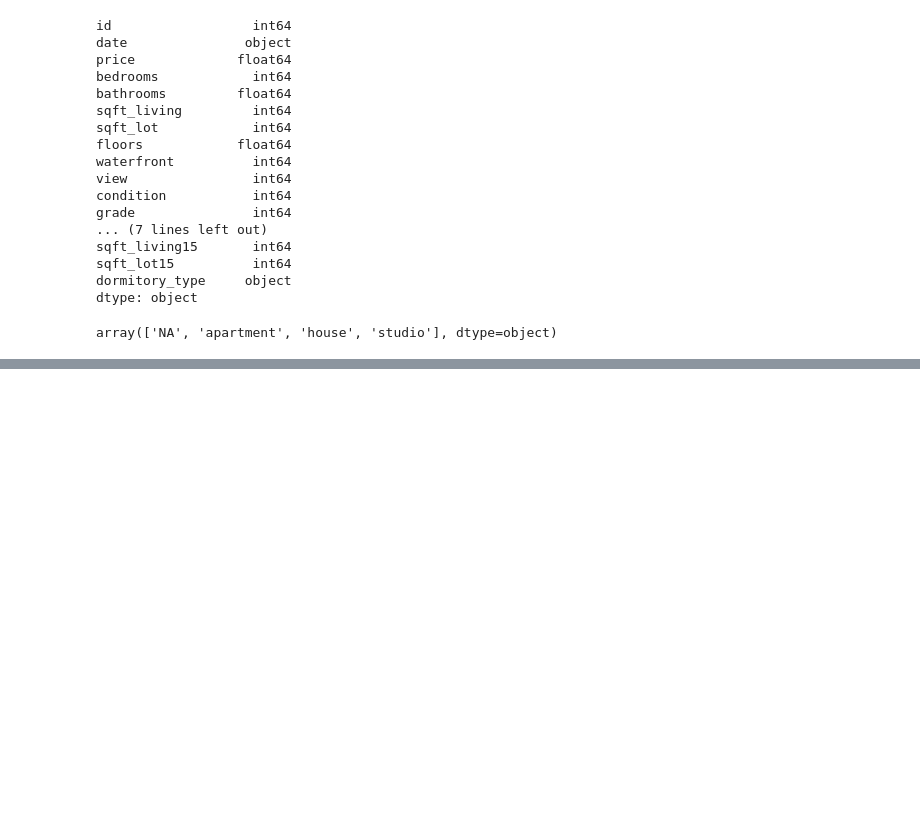
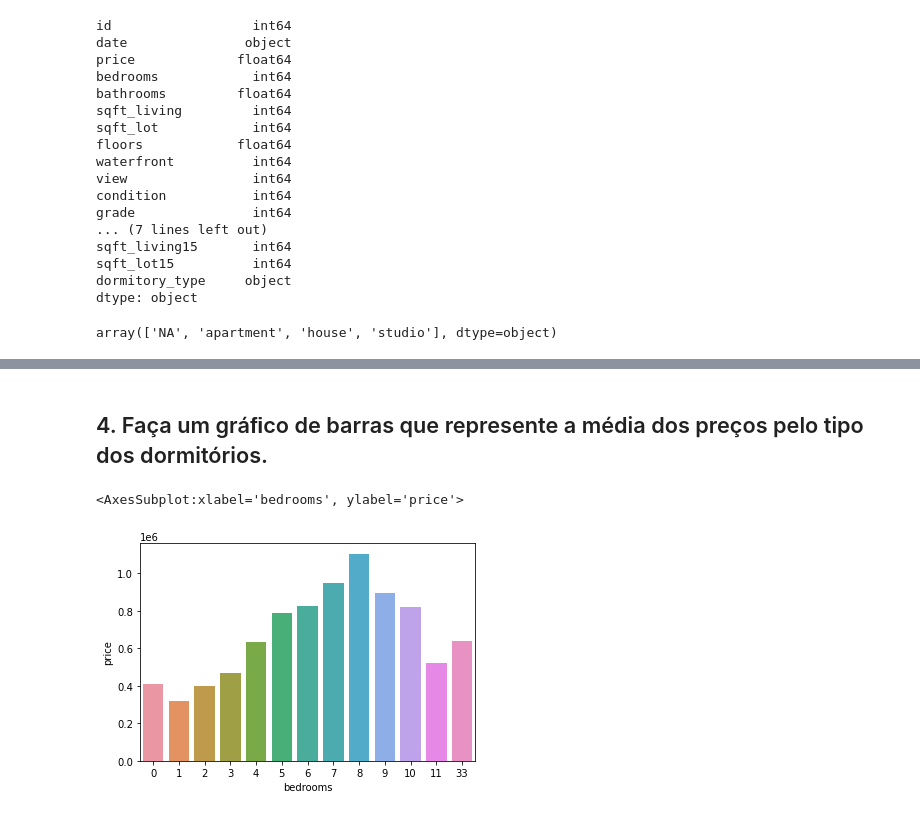
Before and after one commit to fe-sts/Data-Science, a Jupyter notebook: Python do ZERO ao DS/3. Transformação de Dados I - Básico/3. Novas perguntas do CEO .ipynb, the cells around one changed output, grey strips where cells are left out. Drawn from its saved outputs; the diff is of its cells as text; code cells hidden in the pictures; blank space fills up the shorter version.

```diff
--- a/Python do ZERO ao DS/3. Transformação de Dados I - Básico/3. Novas perguntas do CEO .ipynb
+++ b/Python do ZERO ao DS/3. Transformação de Dados I - Básico/3. Novas perguntas do CEO .ipynb
@@ -49,0 +81,10 @@ array(['NA', 'apartment', 'house', 'studio'], dtype=object)
+# %% [markdown]
+## 4. Faça um gráﬁco de barras que represente a média dos preços pelo tipo dos dormitórios.
+# %%
+#data[['price', 'dormitory_type']].groupby('dormitory_type').mean().reset_index()
+df = data[['price', 'bedrooms']].groupby('bedrooms').mean().reset_index()
+
+sns.barplot(x='bedrooms', y='price', data=df)
+# %% [output]
+<AxesSubplot:xlabel='bedrooms', ylabel='price'>
+[figure, added]
```
Also changed, not shown: parts of 6 cells of this notebook.
